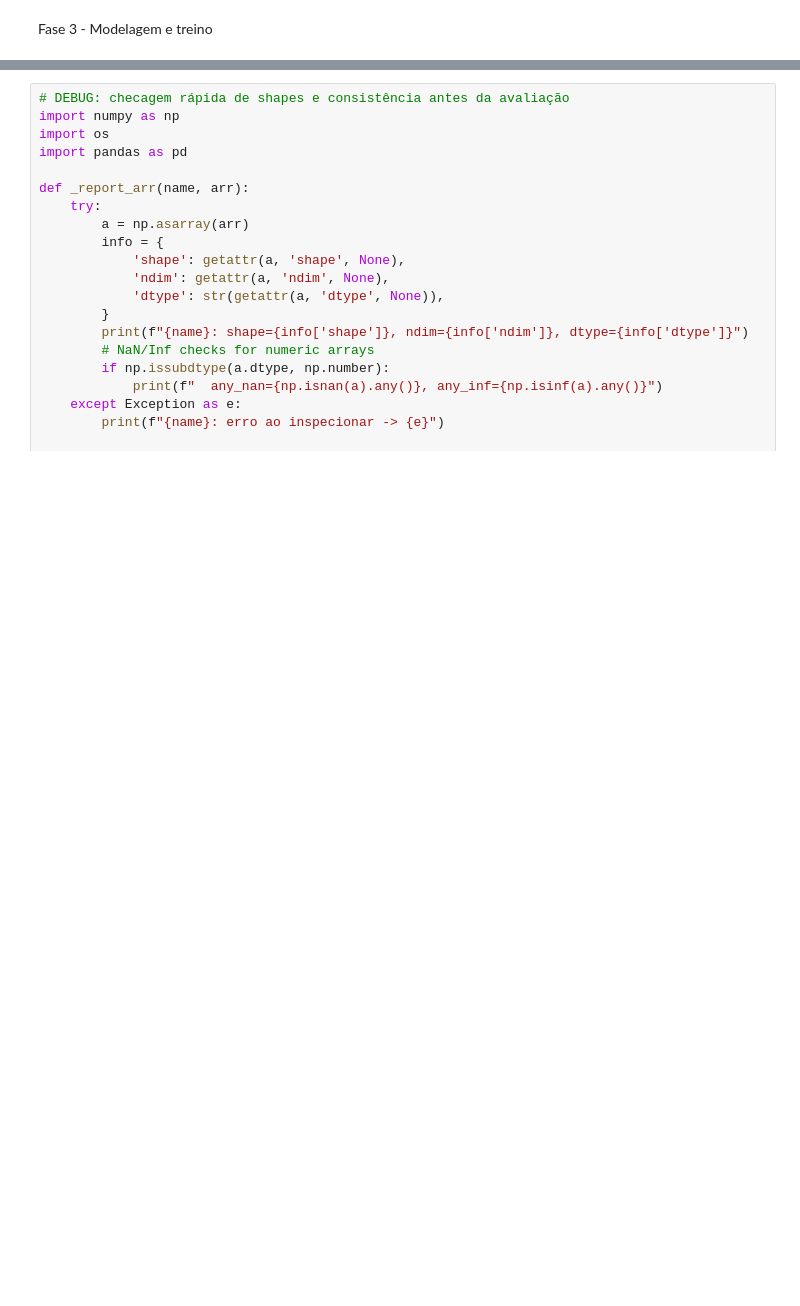
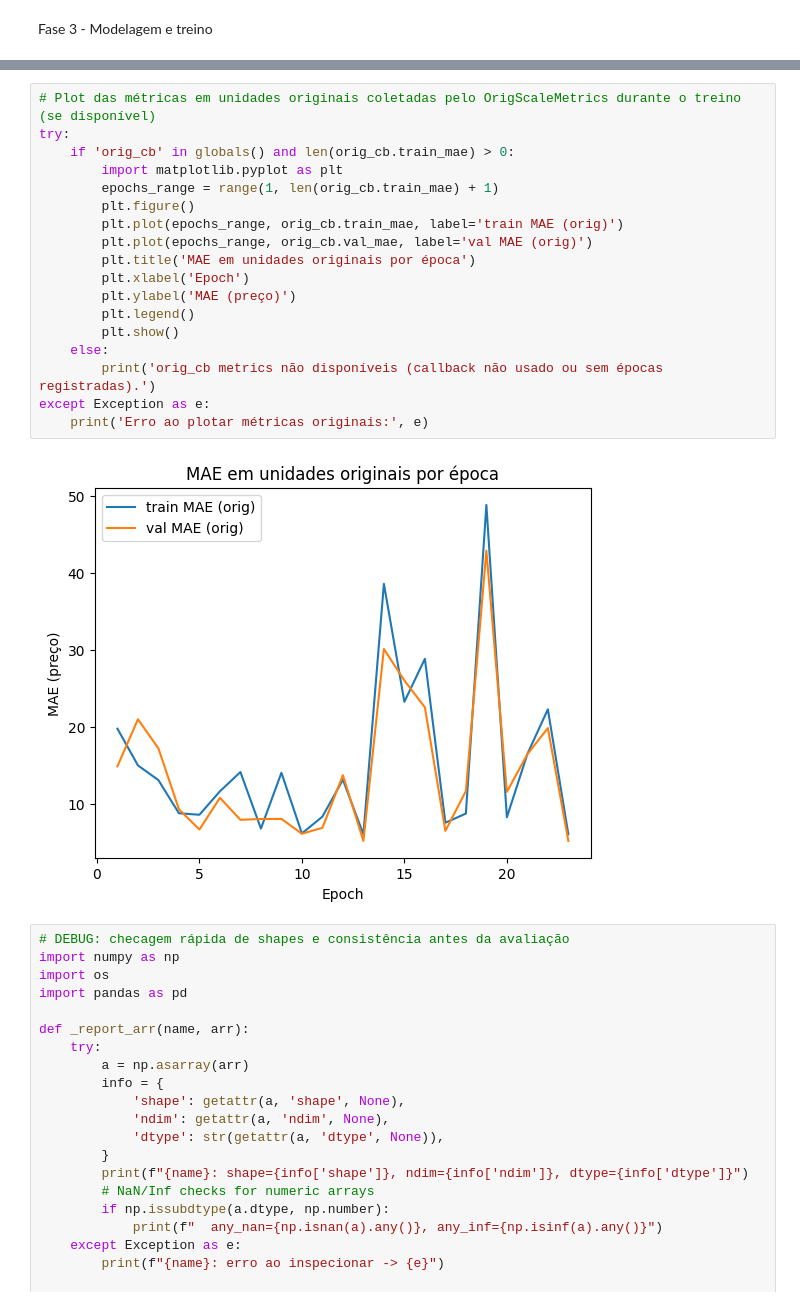
Before and after one commit to marcelotmalta/tech4, a Jupyter notebook: pipelinegerenrico.ipynb, the cells around one changed output, grey strips where cells are left out. Saved outputs shown, nothing was run; the diff lists cells and outputs as text; blank space fills up the shorter version.

```diff
--- a/pipelinegerenrico.ipynb
+++ b/pipelinegerenrico.ipynb
@@ -508,3 +508,23 @@ Epoch 15: early stopping
+# %%
+# Plot das métricas em unidades originais coletadas pelo OrigScaleMetrics durante o treino (se disponível)
+try:
+    if 'orig_cb' in globals() and len(orig_cb.train_mae) > 0:
+        import matplotlib.pyplot as plt
+        epochs_range = range(1, len(orig_cb.train_mae) + 1)
+        plt.figure()
+        plt.plot(epochs_range, orig_cb.train_mae, label='train MAE (orig)')
+        plt.plot(epochs_range, orig_cb.val_mae, label='val MAE (orig)')
+        plt.title('MAE em unidades originais por época')
+        plt.xlabel('Epoch')
+        plt.ylabel('MAE (preço)')
+        plt.legend()
+        plt.show()
+    else:
+        print('orig_cb metrics não disponíveis (callback não usado ou sem épocas registradas).')
+except Exception as e:
+    print('Erro ao plotar métricas originais:', e)
+# %% [output]
+[figure, added]
 # %%
 # DEBUG: checagem rápida de shapes e consistência antes da avaliação
 import numpy as np
```
Also changed, not shown: parts of 2 cells of this notebook.
